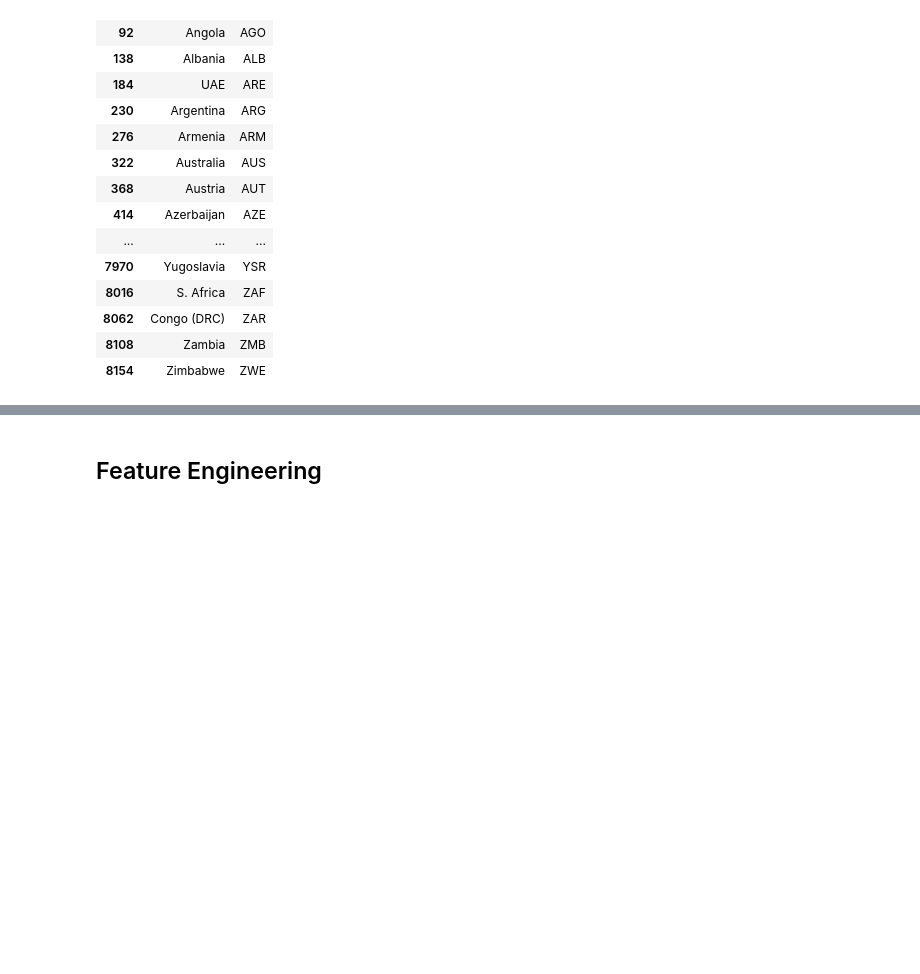
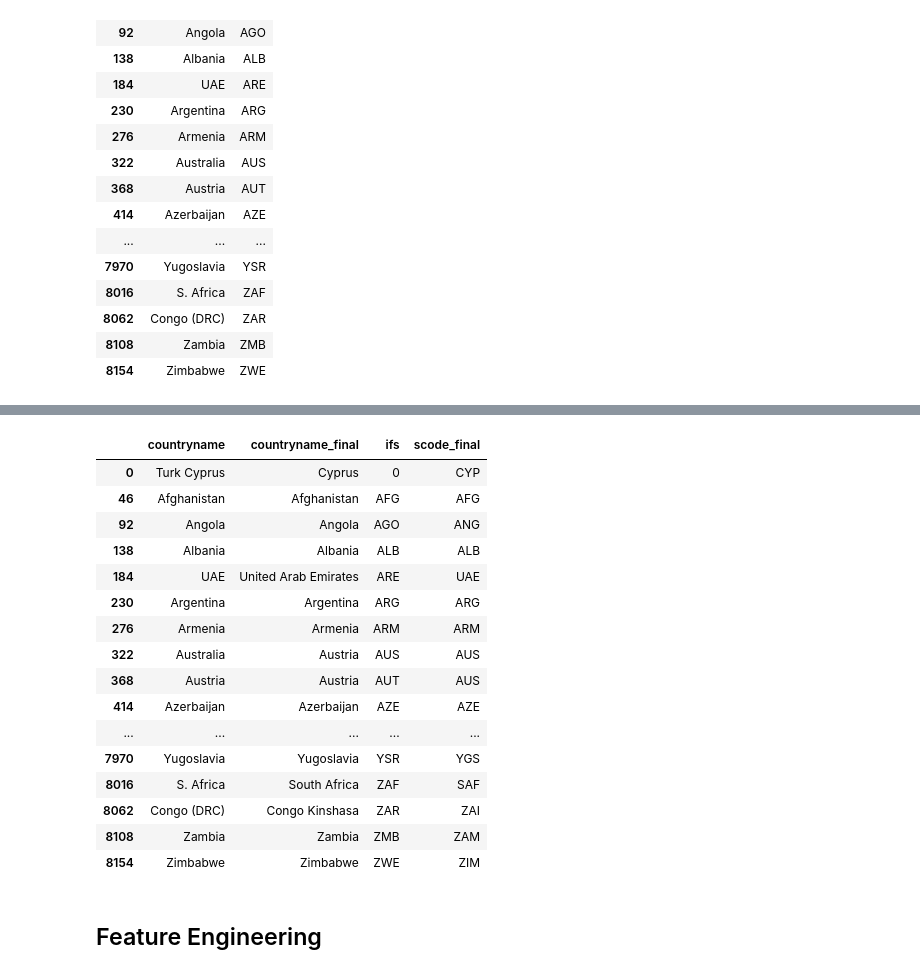
Before and after one commit to sethnlewis/Predicting-Political-Revolutions, a Jupyter notebook: notebooks/Governments - Cleaning.ipynb, the cells around one changed output, grey strips where cells are left out. Cells and saved outputs as stored; diff of their text form; code cells hidden in the pictures; blank space fills up the shorter version.

```diff
--- a/notebooks/Governments - Cleaning.ipynb
+++ b/notebooks/Governments - Cleaning.ipynb
@@ -215,3 +219,31 @@ countries[['countryname', 'ifs']].drop_duplicates()
+# %%
+df_naming_lookup = pd.read_excel('../src/country_codes_governments.xlsx')
+renaming_dict = dict(zip(df_naming_lookup.country_original, df_naming_lookup.country_final))
+scode_dict = dict(zip(df_naming_lookup.country_final, df_naming_lookup.scode_final))
+
+countries['countryname_final'] = countries.countryname.map(renaming_dict)
+countries['scode_final'] = countries.countryname_final.map(scode_dict)
+
+display(countries[['countryname', 'countryname_final', 'ifs', 'scode_final']].drop_duplicates())
+countries.drop(['countryname', 'ifs'], axis=1, inplace=True)
+# %% [output]
+|  | countryname | countryname_final | ifs | scode_final |
+| 0 | Turk Cyprus | Cyprus | 0 | CYP |
+| 46 | Afghanistan | Afghanistan | AFG | AFG |
+| 92 | Angola | Angola | AGO | ANG |
+| 138 | Albania | Albania | ALB | ALB |
+| 184 | UAE | United Arab Emirates | ARE | UAE |
+| 230 | Argentina | Argentina | ARG | ARG |
+| 276 | Armenia | Armenia | ARM | ARM |
+| 322 | Australia | Austria | AUS | AUS |
+| 368 | Austria | Austria | AUT | AUS |
+| 414 | Azerbaijan | Azerbaijan | AZE | AZE |
+| ... | ... | ... | ... | ... |
+| 7970 | Yugoslavia | Yugoslavia | YSR | YGS |
+| 8016 | S. Africa | South Africa | ZAF | SAF |
+| 8062 | Congo (DRC) | Congo Kinshasa | ZAR | ZAI |
+| 8108 | Zambia | Zambia | ZMB | ZAM |
+| 8154 | Zimbabwe | Zimbabwe | ZWE | ZIM |
 # %%
 # Normalize percentages to [0, 1] instead of [0, 100]
 def normalize_to_percent(zero_to_100):
```
Also changed, not shown: parts of 14 cells of this notebook, 14 other files.
